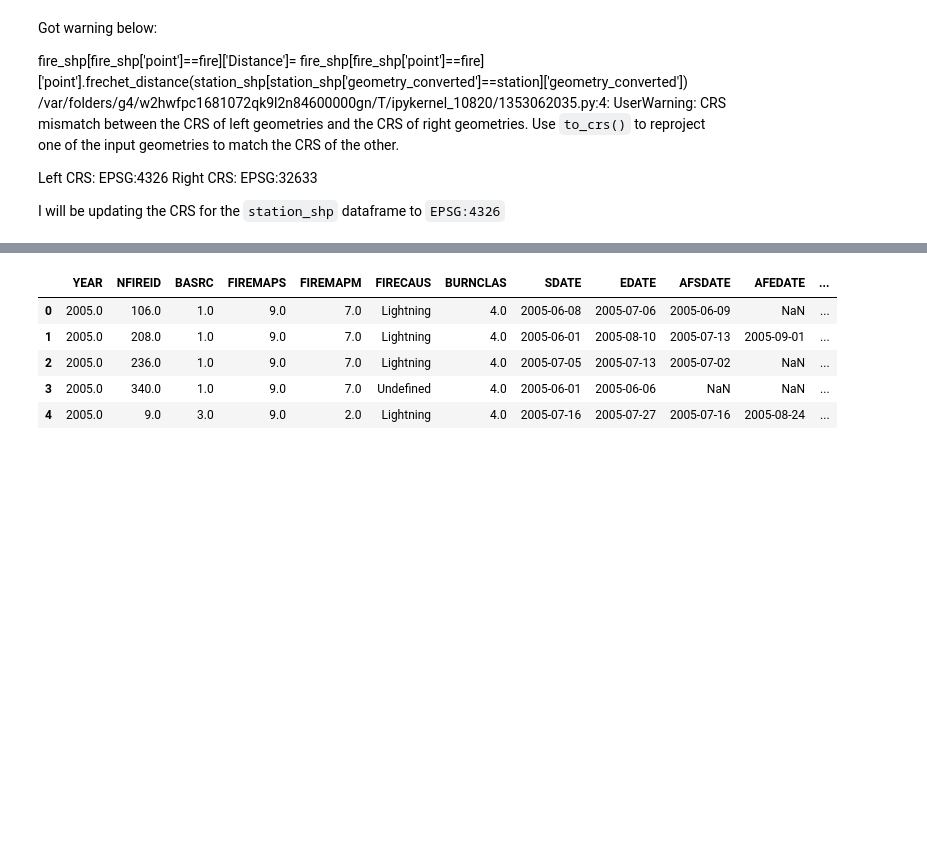
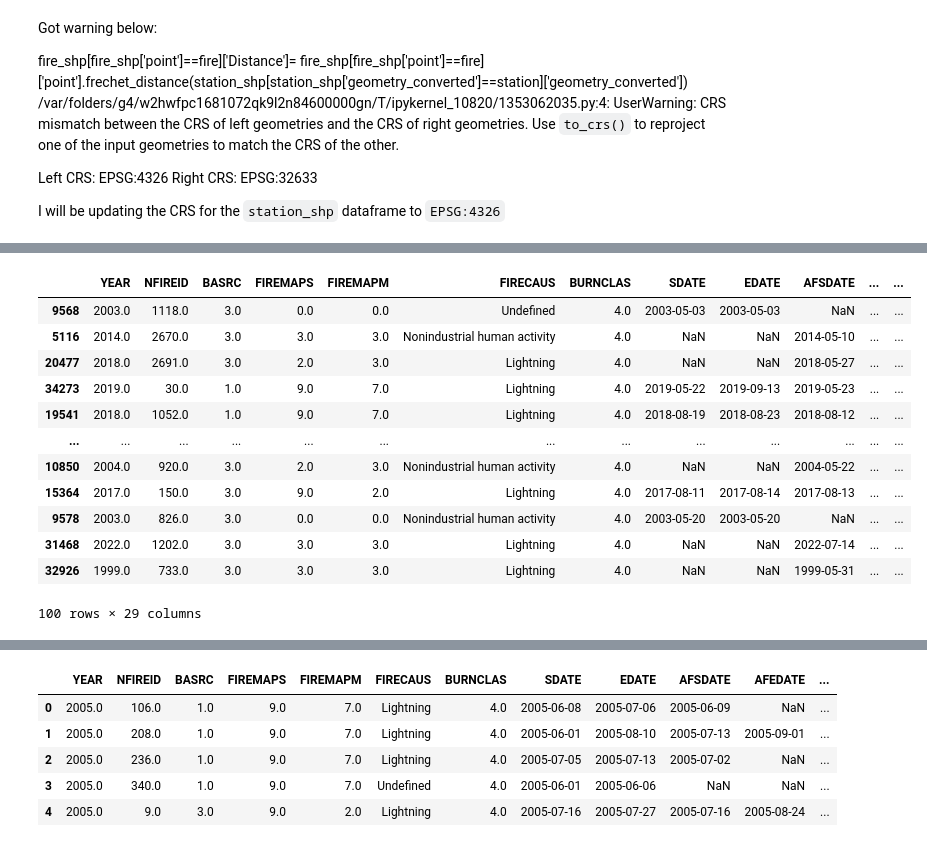
Before and after one commit to Triples92/Forest_fire_prediction_Model, a Jupyter notebook: combiner.ipynb, the cells around one changed output, grey strips where cells are left out. Drawn from its saved outputs; the diff is of its cells as text; code cells hidden in the pictures; blank space fills up the shorter version.

```diff
--- a/combiner.ipynb
+++ b/combiner.ipynb
@@ -356,5 +158,0 @@ station_shp.head()
-# %%
-for station in gpd.GeoSeries(station_shp['geometry_converted'],index=range(len(station_shp))):
-    for fire in gpd.GeoSeries(fire_shp['point'],index=range(len(fire_shp))):
-        fire_shp[fire_shp['point']==fire]['Station_ID']= station_shp[station_shp['geometry_converted']==station]['Climate ID']
-        fire_shp[fire_shp['point']==fire]['Distance']= fire_shp[fire_shp['point']==fire]['point'].frechet_distance(station_shp[station_shp['geometry_converted']==station]['geometry_converted'])
@@ -402,0 +173,22 @@ station_shp.head()
+# %%
+fire_shp_test = fire_shp.sample(100)
+# %%
+station_shp_test = station_shp.sample(15)
+# %%
+for idx, fire in fire_shp_test.iterrows():
+    fire_point = fire['point']
+
+
+    for idx, station in station_shp_test.iterrows():
+        station_distance_dict = dict()
+        station_point = station['geometry_converted']
+        station_distance_dict[station['Climate ID']] = fire_point.distance(station_point)
+
+        sorted_distance=sorted(station_distance_dict.items(), key=lambda x:x[1])
+        print(fire['point'])
+        print(sorted_distance)
+        print('------')
+        for pairs in sorted_distance[:5]:
+
+            fire_shp_test[f'station_{sorted_distance.index(pairs)+1}']=pairs[0]
+            fire_shp_test[f'station_{sorted_distance.index(pairs)+1} distance']=pairs[1]
@@ -402,0 +213,16 @@ station_shp.head()
+# %%
+fire_shp_test
+# %% [output]
+|  | YEAR | NFIREID | BASRC | FIREMAPS | FIREMAPM | FIRECAUS | BURNCLAS | SDATE | EDATE | AFSDATE | ... | ... |
+| 9568 | 2003.0 | 1118.0 | 3.0 | 0.0 | 0.0 | Undefined | 4.0 | 2003-05-03 | 2003-05-03 | NaN | ... | ... |
+| 5116 | 2014.0 | 2670.0 | 3.0 | 3.0 | 3.0 | Nonindustrial human activity | 4.0 | NaN | NaN | 2014-05-10 | ... | ... |
+| 20477 | 2018.0 | 2691.0 | 3.0 | 2.0 | 3.0 | Lightning | 4.0 | NaN | NaN | 2018-05-27 | ... | ... |
+| 34273 | 2019.0 | 30.0 | 1.0 | 9.0 | 7.0 | Lightning | 4.0 | 2019-05-22 | 2019-09-13 | 2019-05-23 | ... | ... |
+| 19541 | 2018.0 | 1052.0 | 1.0 | 9.0 | 7.0 | Lightning | 4.0 | 2018-08-19 | 2018-08-23 | 2018-08-12 | ... | ... |
+| ... | ... | ... | ... | ... | ... | ... | ... | ... | ... | ... | ... | ... |
+| 10850 | 2004.0 | 920.0 | 3.0 | 2.0 | 3.0 | Nonindustrial human activity | 4.0 | NaN | NaN | 2004-05-22 | ... | ... |
+| 15364 | 2017.0 | 150.0 | 3.0 | 9.0 | 2.0 | Lightning | 4.0 | 2017-08-11 | 2017-08-14 | 2017-08-13 | ... | ... |
+| 9578 | 2003.0 | 826.0 | 3.0 | 0.0 | 0.0 | Nonindustrial human activity | 4.0 | 2003-05-20 | 2003-05-20 | NaN | ... | ... |
+| 31468 | 2022.0 | 1202.0 | 3.0 | 3.0 | 3.0 | Lightning | 4.0 | NaN | NaN | 2022-07-14 | ... | ... |
+| 32926 | 1999.0 | 733.0 | 3.0 | 3.0 | 3.0 | Lightning | 4.0 | NaN | NaN | 1999-05-31 | ... | ... |
+100 rows × 29 columns
```
Also changed, not shown: parts of 36 cells of this notebook.
